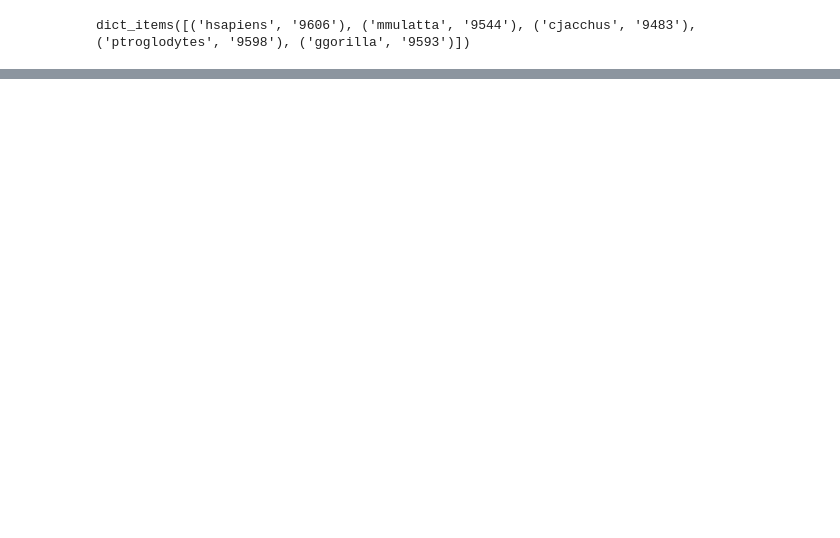
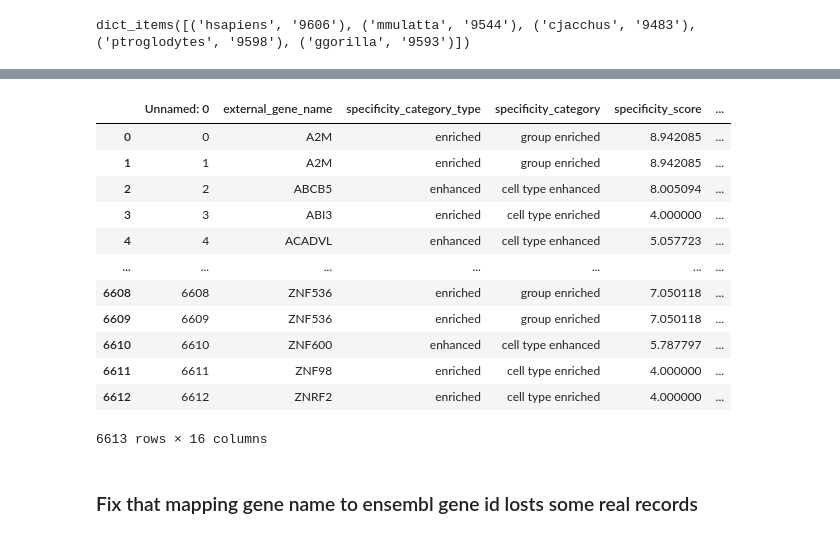
Before and after one commit to Papatheodorou-Group/GeneSpectraKG, a Jupyter notebook: test_kg.ipynb, the cells around one changed output, grey strips where cells are left out. Drawn from its saved outputs; the diff is of its cells as text; code cells hidden in the pictures; blank space fills up the shorter version.

```diff
--- a/test_kg.ipynb
+++ b/test_kg.ipynb
@@ -123,0 +110,4 @@ all_species_mapped
+# %%
+cell_ontology = pd.read_csv("data/MTG_cell_type_to_ontology.csv")
+# %%
+cell_ontology = cell_ontology.drop(['subclass'], axis=1).drop_duplicates()
@@ -123,0 +132,18 @@ all_species_mapped
+# %%
+human_classes_new = human_classes.merge(cell_ontology, left_on='cell_type_name', right_on='cell_type_name', how='left').reset_index(drop=True)
+# %%
+human_classes_new
+# %% [output]
+|  | Unnamed: 0 | external_gene_name | specificity_category_type | specificity_category | specificity_score | ... |
+| 0 | 0 | A2M | enriched | group enriched | 8.942085 | ... |
+| 1 | 1 | A2M | enriched | group enriched | 8.942085 | ... |
+| 2 | 2 | ABCB5 | enhanced | cell type enhanced | 8.005094 | ... |
+| 3 | 3 | ABI3 | enriched | cell type enriched | 4.000000 | ... |
+| 4 | 4 | ACADVL | enhanced | cell type enhanced | 5.057723 | ... |
+| ... | ... | ... | ... | ... | ... | ... |
+| 6608 | 6608 | ZNF536 | enriched | group enriched | 7.050118 | ... |
+| 6609 | 6609 | ZNF536 | enriched | group enriched | 7.050118 | ... |
+| 6610 | 6610 | ZNF600 | enhanced | cell type enhanced | 5.787797 | ... |
+| 6611 | 6611 | ZNF98 | enriched | cell type enriched | 4.000000 | ... |
+| 6612 | 6612 | ZNRF2 | enriched | cell type enriched | 4.000000 | ... |
+6613 rows × 16 columns
@@ -123,0 +158,2 @@ all_species_mapped
+# %% [markdown]
+### Fix that mapping gene name to ensembl gene id losts some real records
```
Also changed, not shown: parts of 13 cells of this notebook, 6 other files.
